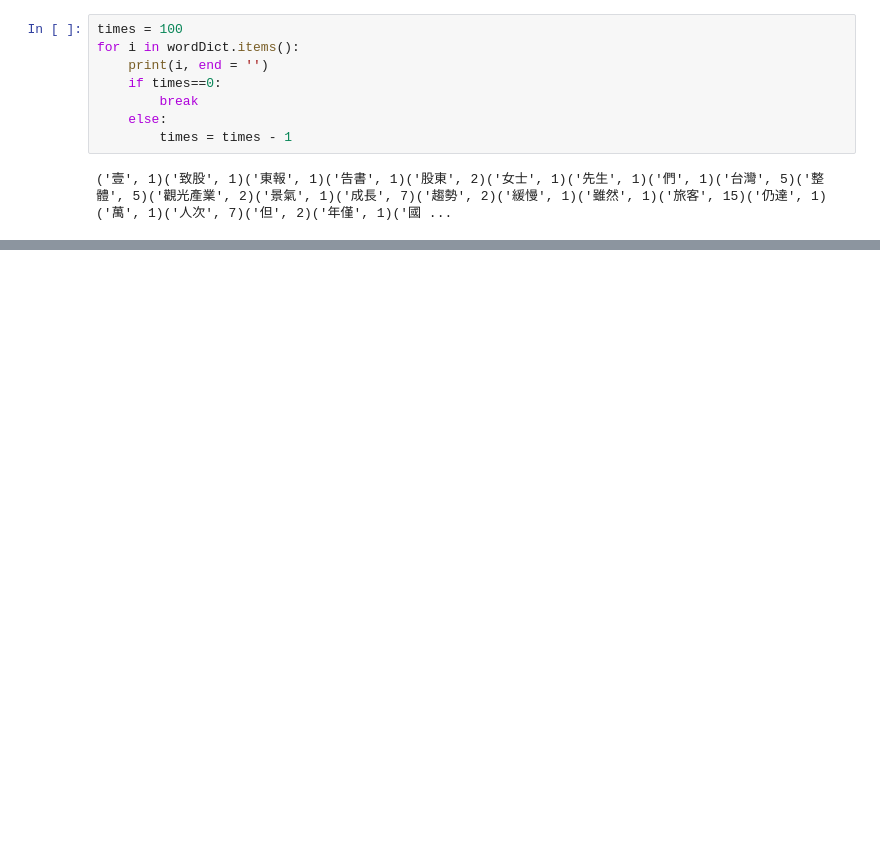
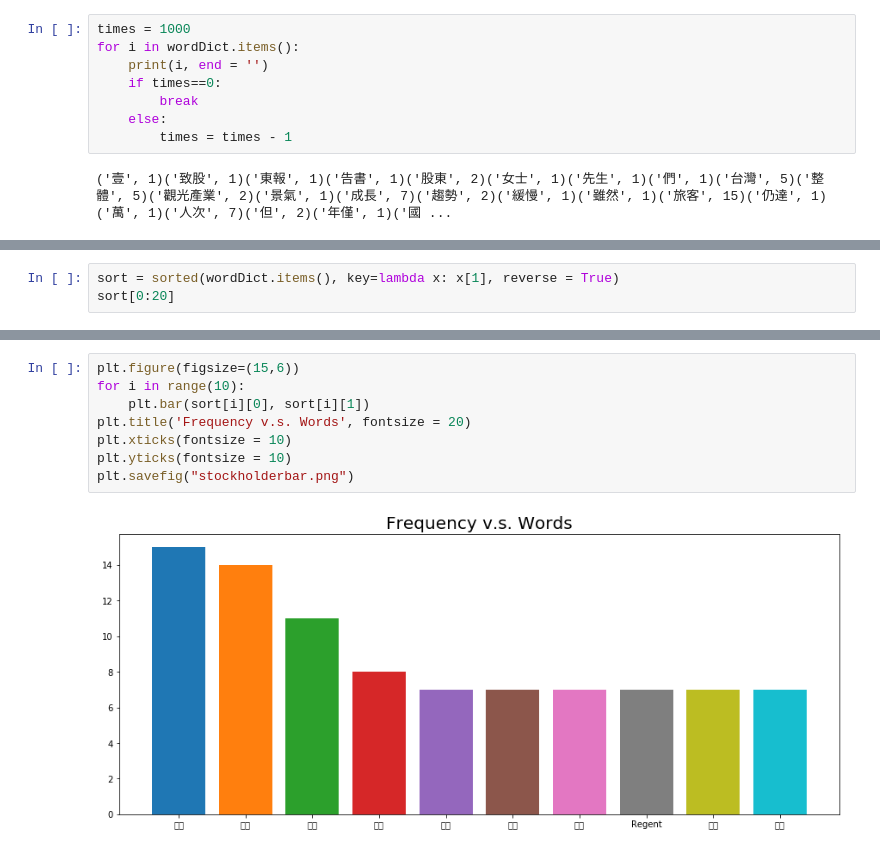
Before and after one commit to mnbvv/pythonwordcloud, a Jupyter notebook: 我是一朵雲~.ipynb, the cells around one changed output, grey strips where cells are left out. Saved outputs shown, nothing was run; the diff lists cells and outputs as text; blank space fills up the shorter version.

```diff
--- a/我是一朵雲~.ipynb
+++ b/我是一朵雲~.ipynb
@@ -75,5 +162,5 @@ wordDict = dictcombine(wordDict, '來', '台')
 # %%
-times = 100
+times = 1000
 for i in wordDict.items():
     print(i, end = '')
     if times==0:
@@ -93,0 +181,3 @@ plt.savefig("stockholder.png")
+# %%
+sort = sorted(wordDict.items(), key=lambda x: x[1], reverse = True)
+sort[0:20]
@@ -93,0 +205,10 @@ plt.savefig("stockholder.png")
+# %%
+plt.figure(figsize=(15,6))
+for i in range(10):
+    plt.bar(sort[i][0], sort[i][1])
+plt.title('Frequency v.s. Words', fontsize = 20)
+plt.xticks(fontsize = 10)
+plt.yticks(fontsize = 10)
+plt.savefig("stockholderbar.png")
+# %% [output]
+[figure, added]
```
Also changed, not shown: parts of 16 cells of this notebook.
